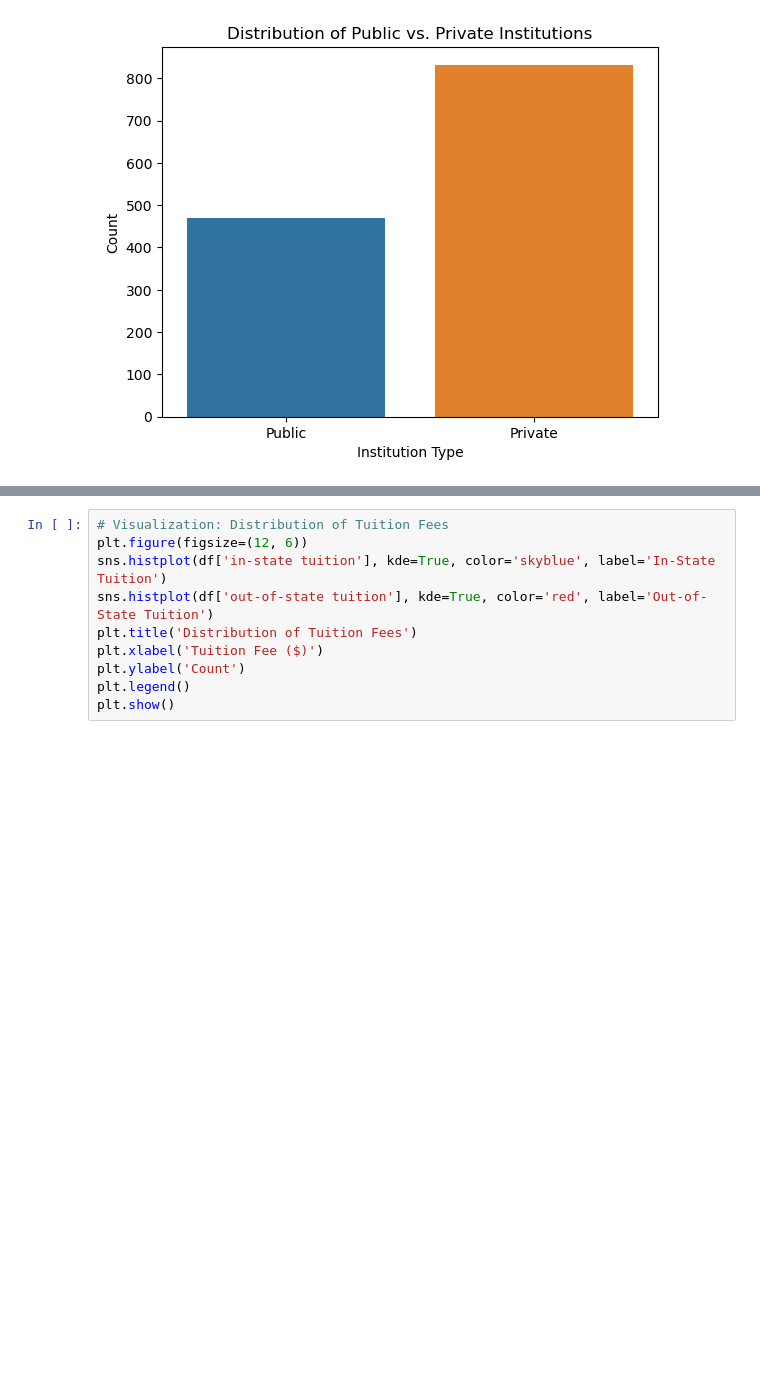
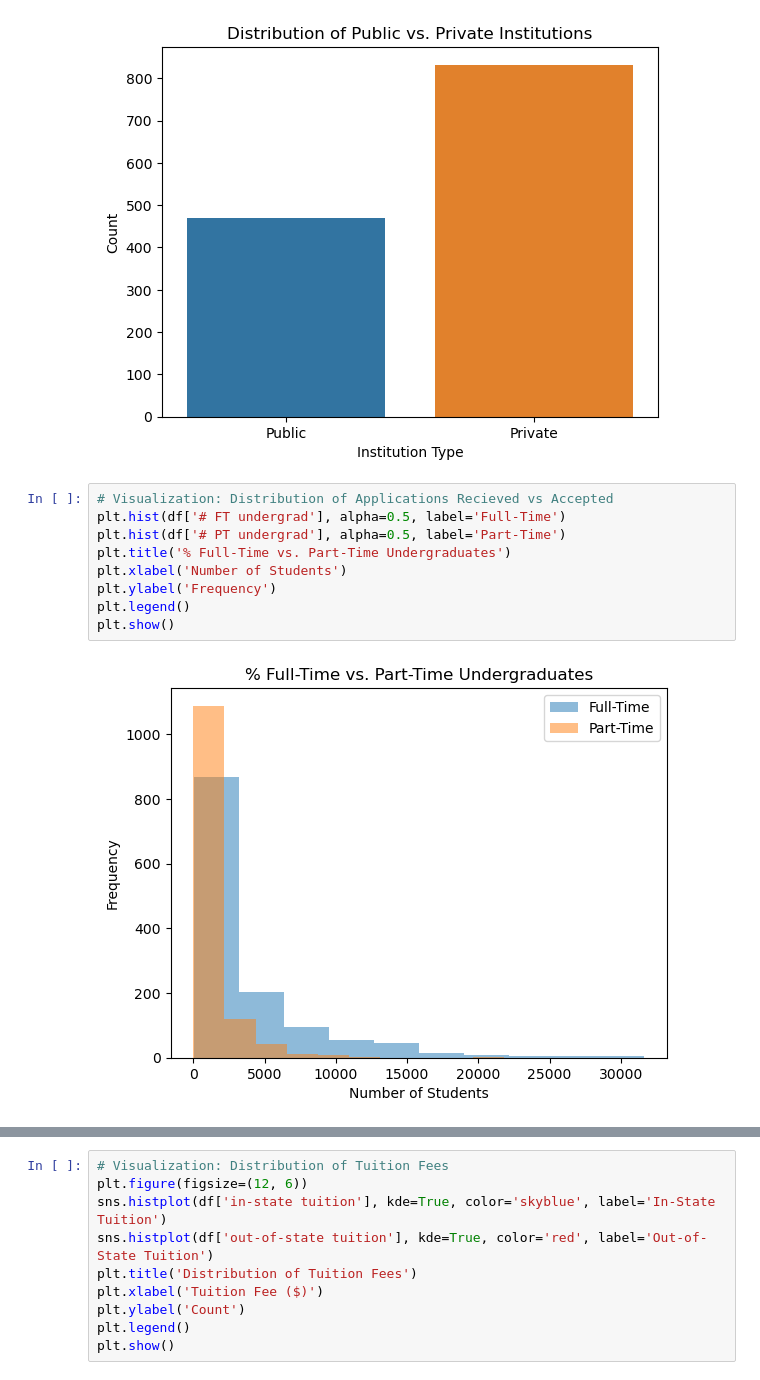
Before and after one commit to jamesleemeredith/Dexian-Technical-Challenge, a Jupyter notebook: full_analysis.ipynb, the cells around one changed output, grey strips where cells are left out. Drawn from its saved outputs; the diff is of its cells as text; blank space fills up the shorter version.

Commit message:
Finish Initial Exploration Section of Full_Analysis

```diff
--- a/full_analysis.ipynb
+++ b/full_analysis.ipynb
@@ -141,4 +154,15 @@ plt.ylabel('Count')
 plt.show()
 # %% [output]
 [figure]
+# %%
+# Visualization: Distribution of Applications Recieved vs Accepted
+plt.hist(df['# FT undergrad'], alpha=0.5, label='Full-Time')
+plt.hist(df['# PT undergrad'], alpha=0.5, label='Part-Time')
+plt.title('% Full-Time vs. Part-Time Undergraduates')
+plt.xlabel('Number of Students')
+plt.ylabel('Frequency')
+plt.legend()
+plt.show()
+# %% [output]
+[figure, added]
 # %%
```
Also changed, not shown: parts of 8 cells of this notebook.
